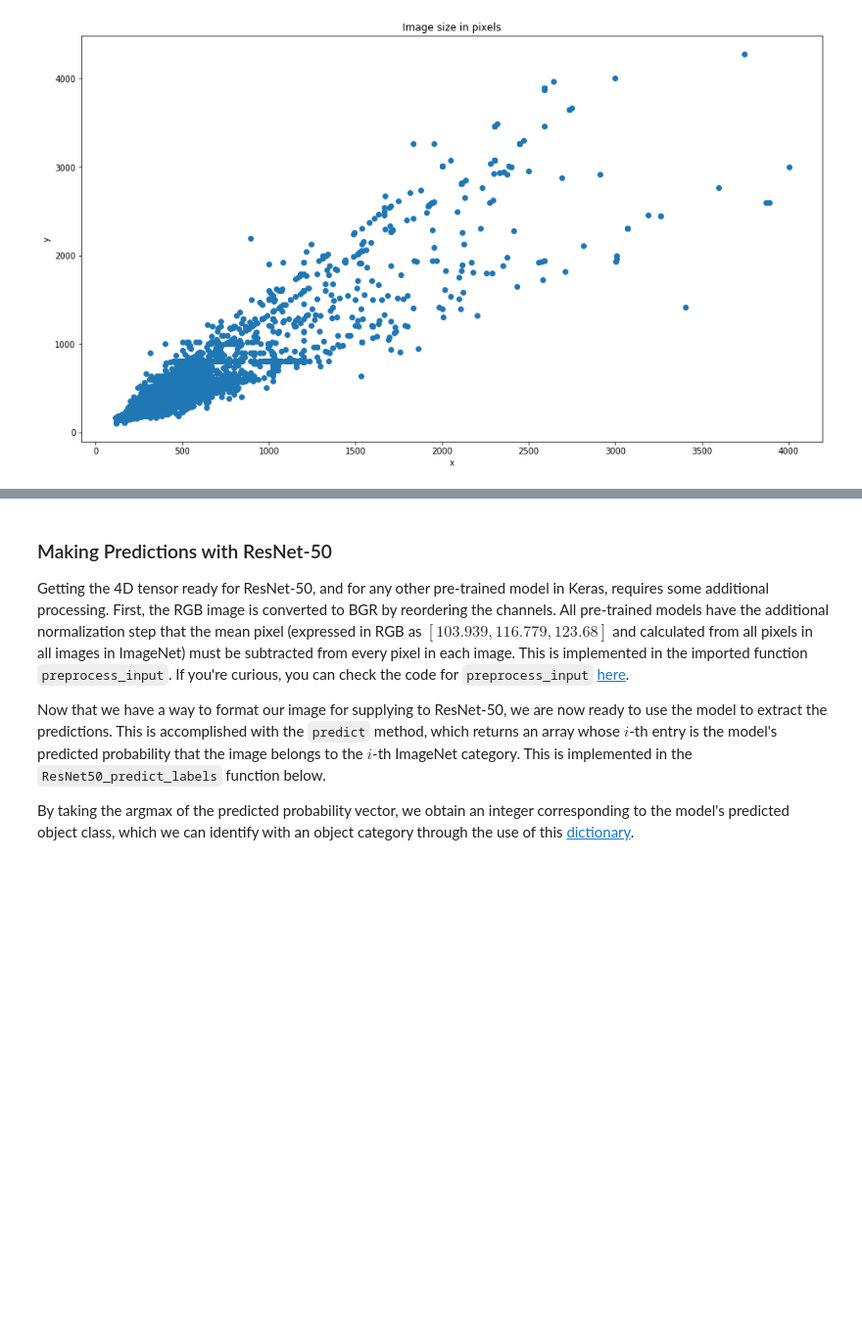
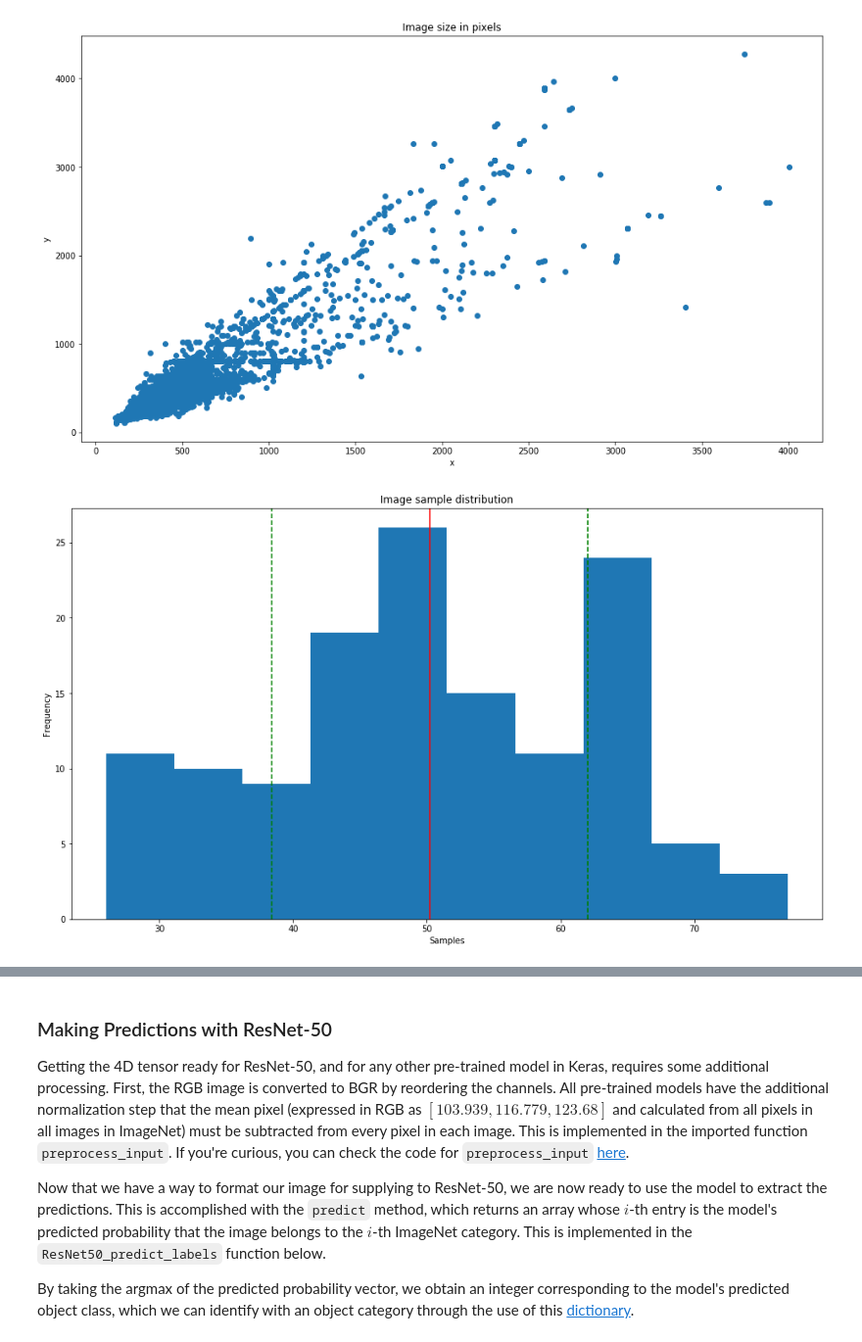
Before and after one commit to paco23ch/data_science_capstone, a Jupyter notebook: dog_app.ipynb, the cells around one changed output, grey strips where cells are left out. Shown: that part at 98% size. Cells and saved outputs as stored; diff of their text form; code cells hidden in the pictures; blank space fills up the shorter version.

```diff
--- a/dog_app.ipynb
+++ b/dog_app.ipynb
@@ -373,3 +373,26 @@ plt.ylabel('y')
 plt.scatter(x=x, y=y);
 # %% [output]
 [figure]
+# %%
+dog_directories = [item[:] for item in sorted(glob("../../../data/dog_images/train/*/"))]
+dog_files = []
+for di in dog_directories:
+    breed_files = [item[:] for item in sorted(glob(di+"/*"))]
+    dog_files.append(len(breed_files))
+# %%
+import matplotlib.pyplot as plt
+%matplotlib inline
+
+mean = np.mean(dog_files)
+stdev = np.std(dog_files)
+
+plt.figure(figsize=(16,9))
+plt.hist(dog_files)
+plt.axvline(mean,color='red',label='mean')
+plt.axvline(mean+stdev,color='green',ls='--',label='mean-std')
+plt.axvline(mean-stdev,color='green',ls='--',label='mean+std')
+plt.title('Image sample distribution')
+plt.xlabel('Samples')
+plt.ylabel('Frequency');
+# %% [output]
+[figure, added]
```
Also changed, not shown: parts of 7 cells of this notebook, 2 other files.
